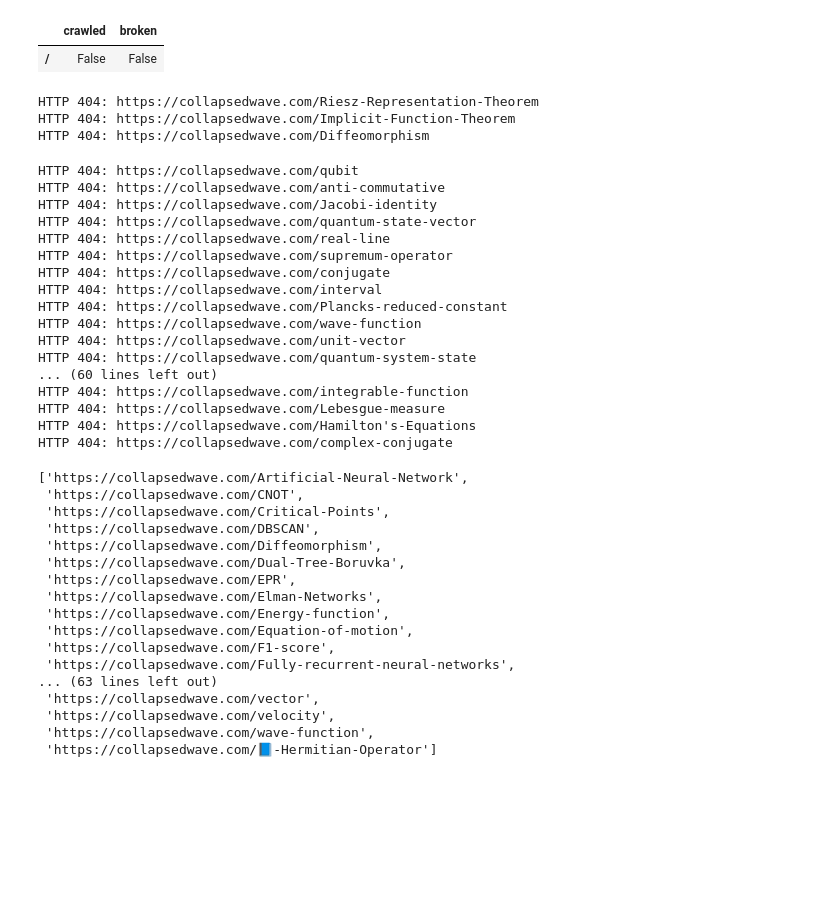
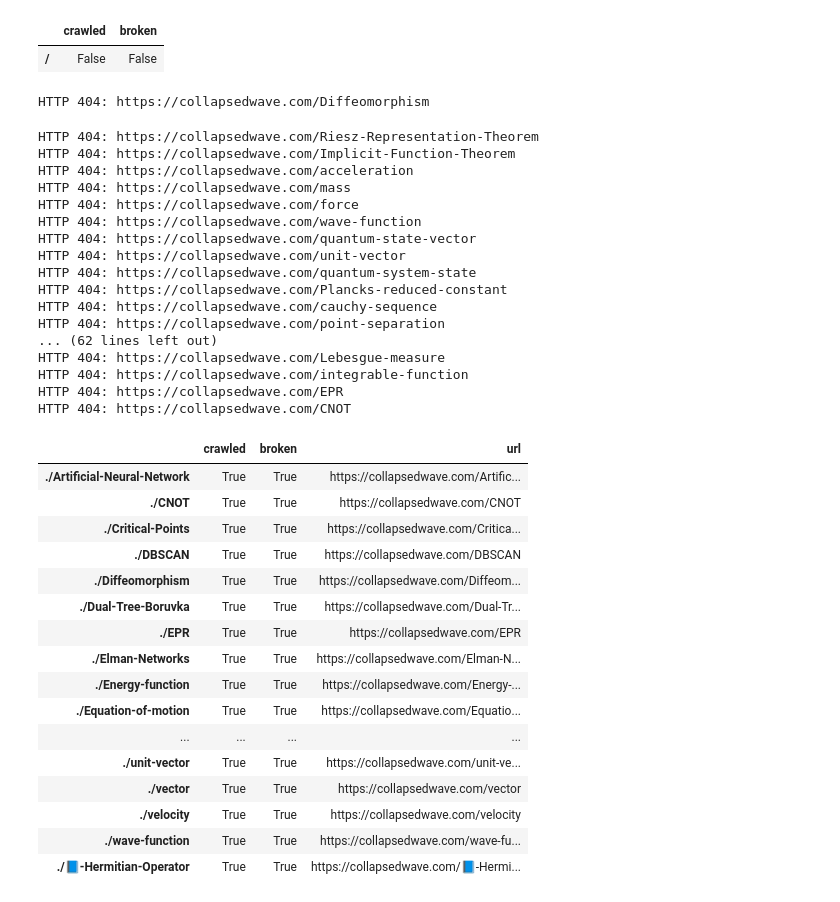
Before and after one commit to migueltorrescosta/notebooks, a Jupyter notebook: BrokenLinkChecker.ipynb, the cells around one changed output. Cells and saved outputs as stored; diff of their text form; code cells hidden in the pictures; blank space fills up the shorter version.

Commit message:
Improve renderization of BrokenLinkChecker

```diff
--- a/BrokenLinkChecker.ipynb
+++ b/BrokenLinkChecker.ipynb
@@ -26,5 +27,5 @@ def get_links_to_internal_urls(path, netloc):
         if l.netloc=='' or l.netloc == netloc
     ]
 
-def print_urls(url_list):
-    return sorted([urljoin(f"https://{netloc}",l) for l in list(url_list)])
+def show_urls(url_list):
+    return HTML(url_list.sort_index().to_html(render_links=True, escape=False))
@@ -68,46 +65,48 @@ with tqdm() as pbar:
         seen = results[results['crawled']==True].shape[0]
         failed = results[results['broken']==True].shape[0]
         remaining = results[results['crawled']==False].shape[0]
+        pbar.total = seen + failed + remaining
         pbar.set_description(f"{seen} seen | {failed} failed | {remaining} remaining")
+
+# Adds the complete url after building the fully explored graph
+results["url"] = [urljoin(f"https://{netloc}",l) for l in list(results.index)]
 # %% [output]
-HTTP 404: https://collapsedwave.com/Riesz-Representation-Theorem
-HTTP 404: https://collapsedwave.com/Implicit-Function-Theorem
 HTTP 404: https://collapsedwave.com/Diffeomorphism
-HTTP 404: https://collapsedwave.com/qubit
-HTTP 404: https://collapsedwave.com/anti-commutative
-HTTP 404: https://collapsedwave.com/Jacobi-identity
+HTTP 404: https://collapsedwave.com/Riesz-Representation-Theorem
+HTTP 404: https://collapsedwave.com/Implicit-Function-Theorem
+HTTP 404: https://collapsedwave.com/acceleration
+HTTP 404: https://collapsedwave.com/mass
+HTTP 404: https://collapsedwave.com/force
+HTTP 404: https://collapsedwave.com/wave-function
 HTTP 404: https://collapsedwave.com/quantum-state-vector
-HTTP 404: https://collapsedwave.com/real-line
-HTTP 404: https://collapsedwave.com/supremum-operator
-HTTP 404: https://collapsedwave.com/conjugate
-HTTP 404: https://collapsedwave.com/interval
-HTTP 404: https://collapsedwave.com/Plancks-reduced-constant
-HTTP 404: https://collapsedwave.com/wave-function
 HTTP 404: https://collapsedwave.com/unit-vector
 HTTP 404: https://collapsedwave.com/quantum-system-state
-... (60 lines left out)
+HTTP 404: https://collapsedwave.com/Plancks-reduced-constant
+HTTP 404: https://collapsedwave.com/cauchy-sequence
+HTTP 404: https://collapsedwave.com/point-separation
+... (62 lines left out)
+HTTP 404: https://collapsedwave.com/Lebesgue-measure
 HTTP 404: https://collapsedwave.com/integrable-function
-HTTP 404: https://collapsedwave.com/Lebesgue-measure
-HTTP 404: https://collapsedwave.com/Hamilton's-Equations
-HTTP 404: https://collapsedwave.com/complex-conjugate
+HTTP 404: https://collapsedwave.com/EPR
+HTTP 404: https://collapsedwave.com/CNOT
 # %%
 # Broken
-print_urls(results[results["broken"]==True].index)
+show_urls(results[results["broken"]==True])
 # %% [output]
-['https://collapsedwave.com/Artificial-Neural-Network',
- 'https://collapsedwave.com/CNOT',
- 'https://collapsedwave.com/Critical-Points',
- 'https://collapsedwave.com/DBSCAN',
- 'https://collapsedwave.com/Diffeomorphism',
- 'https://collapsedwave.com/Dual-Tree-Boruvka',
- 'https://collapsedwave.com/EPR',
- 'https://collapsedwave.com/Elman-Networks',
- 'https://collapsedwave.com/Energy-function',
- 'https://collapsedwave.com/Equation-of-motion',
- 'https://collapsedwave.com/F1-score',
- 'https://collapsedwave.com/Fully-recurrent-neural-networks',
-... (63 lines left out)
- 'https://collapsedwave.com/vector',
- 'https://collapsedwave.com/velocity',
- 'https://collapsedwave.com/wave-function',
- 'https://collapsedwave.com/📘-Hermitian-Operator']
+|  | crawled | broken | url |
+| ./Artificial-Neural-Network | True | True | https://collapsedwave.com/Artific... |
+| ./CNOT | True | True | https://collapsedwave.com/CNOT |
+| ./Critical-Points | True | True | https://collapsedwave.com/Critica... |
+| ./DBSCAN | True | True | https://collapsedwave.com/DBSCAN |
+| ./Diffeomorphism | True | True | https://collapsedwave.com/Diffeom... |
+| ./Dual-Tree-Boruvka | True | True | https://collapsedwave.com/Dual-Tr... |
+| ./EPR | True | True | https://collapsedwave.com/EPR |
+| ./Elman-Networks | True | True | https://collapsedwave.com/Elman-N... |
+| ./Energy-function | True | True | https://collapsedwave.com/Energy-... |
+| ./Equation-of-motion | True | True | https://collapsedwave.com/Equatio... |
+| ... | ... | ... | ... |
+| ./unit-vector | True | True | https://collapsedwave.com/unit-ve... |
+| ./vector | True | True | https://collapsedwave.com/vector |
+| ./velocity | True | True | https://collapsedwave.com/velocity |
+| ./wave-function | True | True | https://collapsedwave.com/wave-fu... |
+| ./📘-Hermitian-Operator | True | True | https://collapsedwave.com/📘-Hermi... |
```
Also changed, not shown: parts of 6 cells of this notebook.
